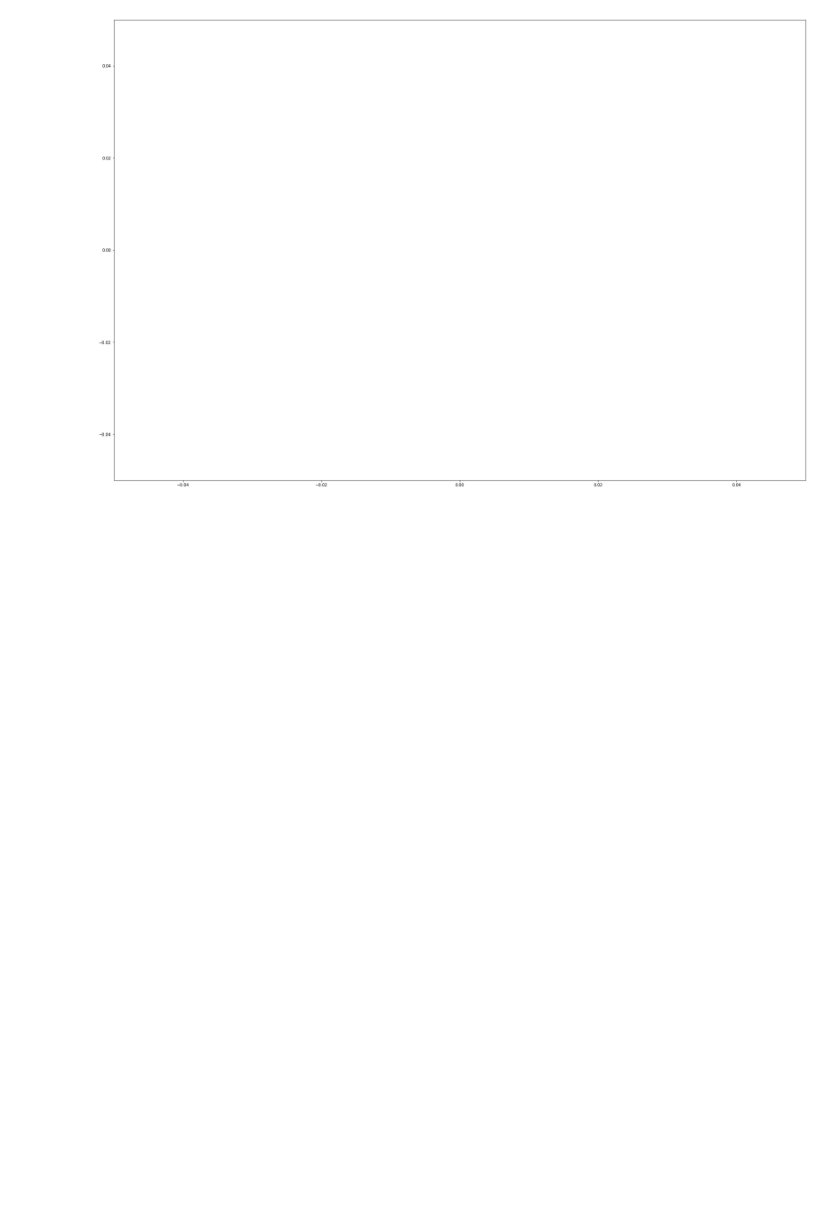
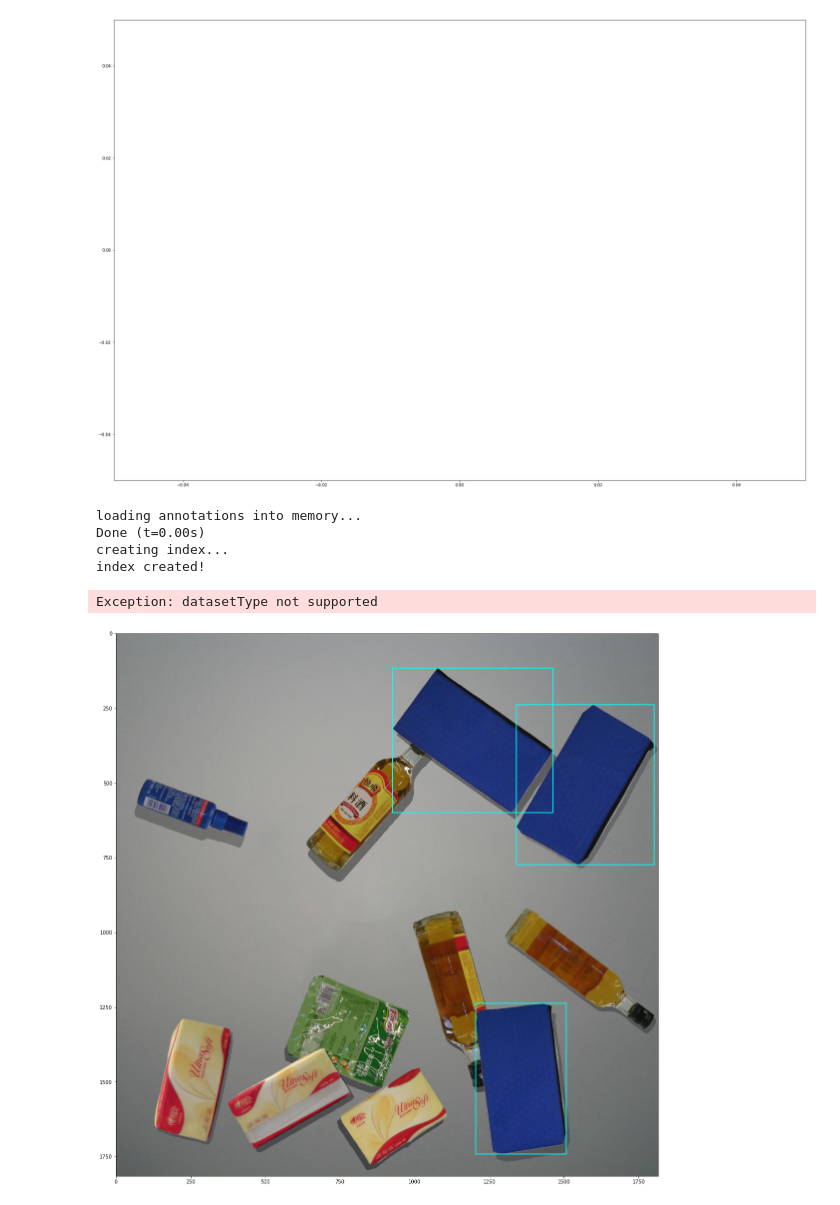
Before and after one commit to SYLin117/rpc_toolboxes, a Jupyter notebook: coco_vis_tools/vis.ipynb, the cells around one changed output. Saved outputs shown, nothing was run; the diff lists cells and outputs as text; code cells hidden in the pictures; blank space fills up the shorter version.

```diff
--- a/coco_vis_tools/vis.ipynb
+++ b/coco_vis_tools/vis.ipynb
@@ -129,3 +133,41 @@ index created!
 ['1_puffed_food', '2_puffed_food', '3_puffed_food', '4_puffed_food', '5_puffed_food', '6_puffed_food', '7_puffed_food', '8_puffed_food', '9_puffed_food', '10_puffed_food', '11_puffed_food', '12_puffed ...
 ValueError: high <= 0
 [figure]
+# %%
+annfile = r'/media/ian/WD/PythonProject/rpc_toolboxes/synthesize_100_train.json'
+imgroot = r'/media/ian/WD/PythonProject/rpc_toolboxes/synthesize_100_train_shadow'
+def visualization_bbox_seg(num_image, json_path, img_path, *str):# 需要画图的是第num副图片， 对应的json路径和图片路径
+
+    coco = COCO(json_path)
+
+    if len(str) == 0:
+        catIds = []
+    else:
+        catIds = coco.getCatIds(catNms = [str[0]])  # 获取给定类别对应的id 的dict（单个内嵌字典的类别[{}]）
+        catIds = coco.loadCats(catIds)[0]['id'] # 获取给定类别对应的id 的dict中的具体id
+
+    list_imgIds = coco.getImgIds(catIds=catIds ) # 获取含有该给定类别的所有图片的id
+    img = coco.loadImgs(list_imgIds[num_image-1])[0]  # 获取满足上述要求，并给定显示第num幅image对应的dict
+    image = io.imread(os.path.join(img_path, img['file_name']))  # 读取图像
+    image_name =  img['file_name'] # 读取图像名字
+    image_id = img['id'] # 读取图像id
+
+    img_annIds = coco.getAnnIds(imgIds=img['id'], catIds=catIds, iscrowd=None) # 读取这张图片的所有seg_id
+    img_anns = coco.loadAnns(img_annIds)
+
+    for i in range(len(img_annIds)):
+        x, y, w, h = img_anns[i-1]['bbox']  # 读取边框
+        image = cv2.rectangle(image, (int(x), int(y)), (int(x + w), int(y + h)), (0, 255, 255), 2)
+
+    plt.rcParams['figure.figsize'] = (20.0, 20.0)
+    plt.imshow(image)
+    coco.showAnns(img_anns)
+    plt.show()
+visualization_bbox_seg(0, annfile, imgroot, '196_stationery')
+# %% [output]
+loading annotations into memory...
+Done (t=0.00s)
+creating index...
+index created!
+Exception: datasetType not supported
+[figure, added]
```
Also changed, not shown: parts of 1 cell of this notebook, 3 other files.
